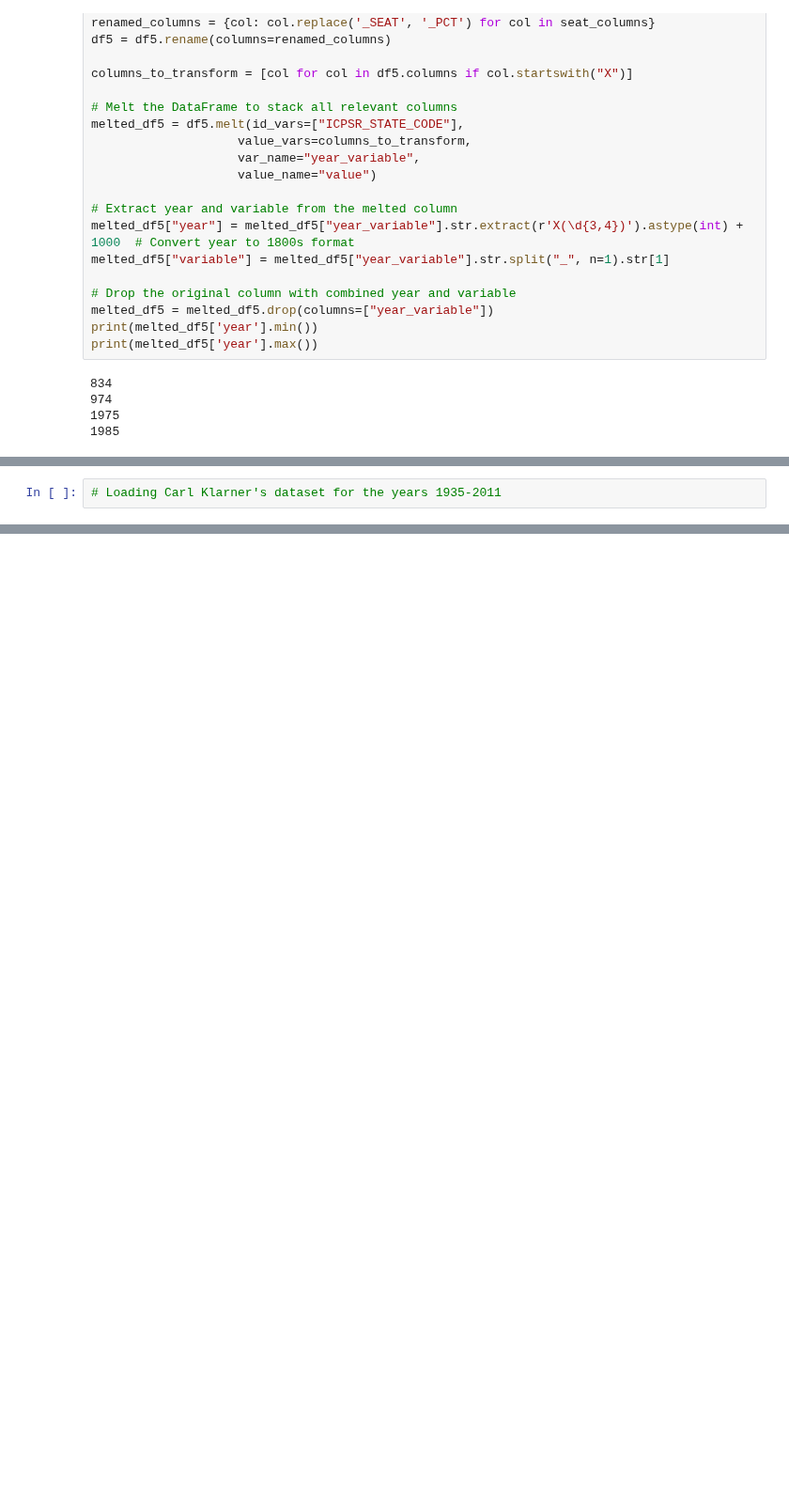
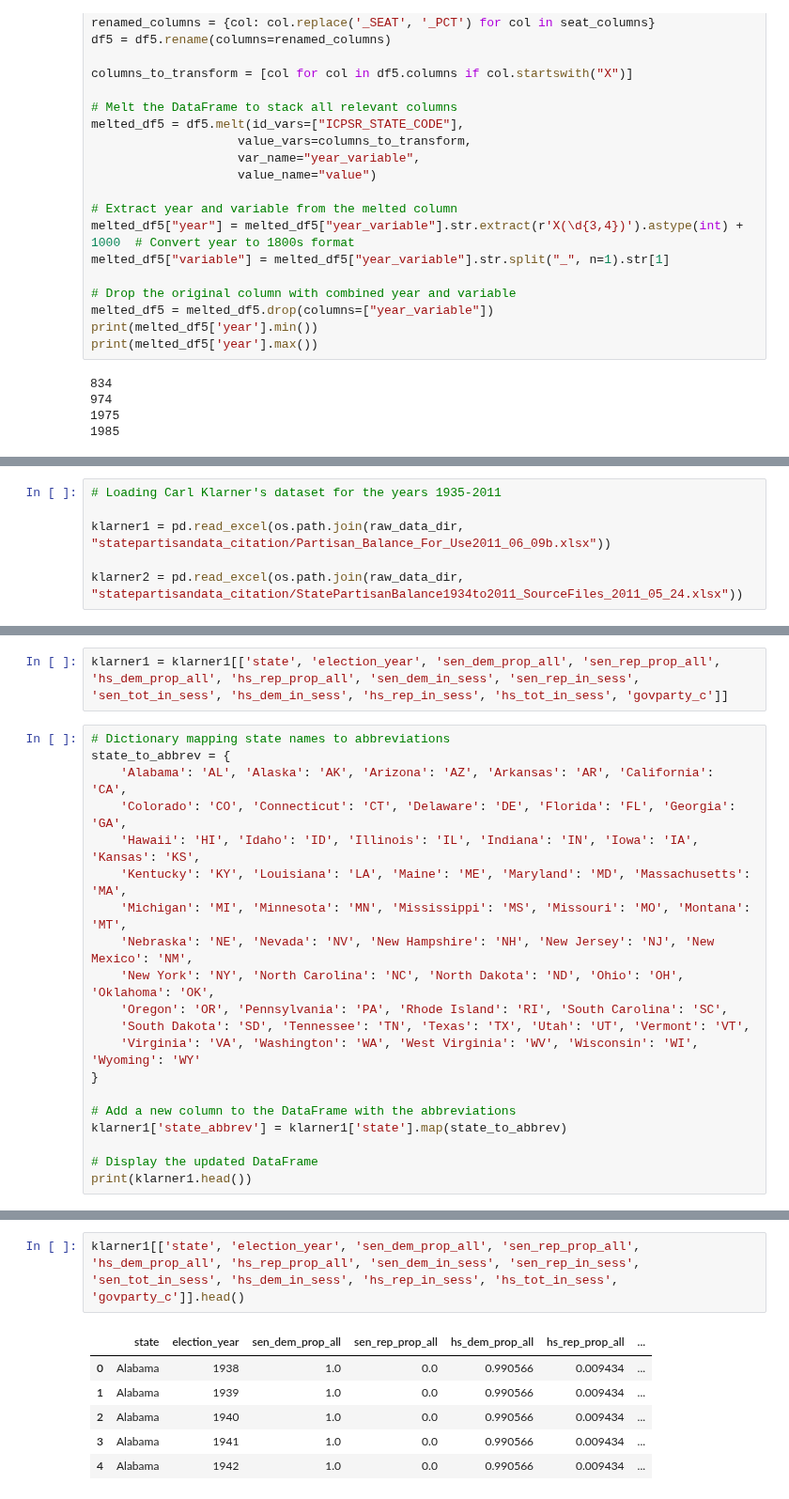
Before and after one commit to batShimon/similarity_data, a Jupyter notebook: Cleaning_icpsr16_partisan_composition.ipynb, the cells around one changed output, grey strips where cells are left out. Shown at 94% size. Cells and saved outputs as stored; diff of their text form; blank space fills up the shorter version.

```diff
--- a/Cleaning_icpsr16_partisan_composition.ipynb
+++ b/Cleaning_icpsr16_partisan_composition.ipynb
@@ -905,2 +927,6 @@ print(melted_df5['year'].max())
 # %%
 # Loading Carl Klarner's dataset for the years 1935-2011
+
+klarner1 = pd.read_excel(os.path.join(raw_data_dir, "statepartisandata_citation/Partisan_Balance_For_Use2011_06_09b.xlsx"))
+
+klarner2 = pd.read_excel(os.path.join(raw_data_dir, "statepartisandata_citation/StatePartisanBalance1934to2011_SourceFiles_2011_05_24.xlsx"))
@@ -906,0 +952,22 @@ print(melted_df5['year'].max())
+# %%
+klarner1 = klarner1[['state', 'election_year', 'sen_dem_prop_all', 'sen_rep_prop_all', 'hs_dem_prop_all', 'hs_rep_prop_all', 'sen_dem_in_sess', 'sen_rep_in_sess', 'sen_tot_in_sess', 'hs_dem_in_sess', 'hs_rep_in_sess', 'hs_tot_in_sess', 'govparty_c']]
+# %%
+# Dictionary mapping state names to abbreviations
+state_to_abbrev = {
+    'Alabama': 'AL', 'Alaska': 'AK', 'Arizona': 'AZ', 'Arkansas': 'AR', 'California': 'CA',
+    'Colorado': 'CO', 'Connecticut': 'CT', 'Delaware': 'DE', 'Florida': 'FL', 'Georgia': 'GA',
+    'Hawaii': 'HI', 'Idaho': 'ID', 'Illinois': 'IL', 'Indiana': 'IN', 'Iowa': 'IA', 'Kansas': 'KS',
+    'Kentucky': 'KY', 'Louisiana': 'LA', 'Maine': 'ME', 'Maryland': 'MD', 'Massachusetts': 'MA',
+    'Michigan': 'MI', 'Minnesota': 'MN', 'Mississippi': 'MS', 'Missouri': 'MO', 'Montana': 'MT',
+    'Nebraska': 'NE', 'Nevada': 'NV', 'New Hampshire': 'NH', 'New Jersey': 'NJ', 'New Mexico': 'NM',
+    'New York': 'NY', 'North Carolina': 'NC', 'North Dakota': 'ND', 'Ohio': 'OH', 'Oklahoma': 'OK',
+    'Oregon': 'OR', 'Pennsylvania': 'PA', 'Rhode Island': 'RI', 'South Carolina': 'SC',
+    'South Dakota': 'SD', 'Tennessee': 'TN', 'Texas': 'TX', 'Utah': 'UT', 'Vermont': 'VT',
+    'Virginia': 'VA', 'Washington': 'WA', 'West Virginia': 'WV', 'Wisconsin': 'WI', 'Wyoming': 'WY'
+}
+
+# Add a new column to the DataFrame with the abbreviations
+klarner1['state_abbrev'] = klarner1['state'].map(state_to_abbrev)
+
+# Display the updated DataFrame
+print(klarner1.head())
@@ -906,0 +992,9 @@ print(melted_df5['year'].max())
+# %%
+klarner1[['state', 'election_year', 'sen_dem_prop_all', 'sen_rep_prop_all', 'hs_dem_prop_all', 'hs_rep_prop_all', 'sen_dem_in_sess', 'sen_rep_in_sess', 'sen_tot_in_sess', 'hs_dem_in_sess', 'hs_rep_in_sess', 'hs_tot_in_sess', 'govparty_c']].head()
+# %% [output]
+|  | state | election_year | sen_dem_prop_all | sen_rep_prop_all | hs_dem_prop_all | hs_rep_prop_all | ... |
+| 0 | Alabama | 1938 | 1.0 | 0.0 | 0.990566 | 0.009434 | ... |
+| 1 | Alabama | 1939 | 1.0 | 0.0 | 0.990566 | 0.009434 | ... |
+| 2 | Alabama | 1940 | 1.0 | 0.0 | 0.990566 | 0.009434 | ... |
+| 3 | Alabama | 1941 | 1.0 | 0.0 | 0.990566 | 0.009434 | ... |
+| 4 | Alabama | 1942 | 1.0 | 0.0 | 0.990566 | 0.009434 | ... |
```
Also changed, not shown: parts of 11 cells of this notebook.
